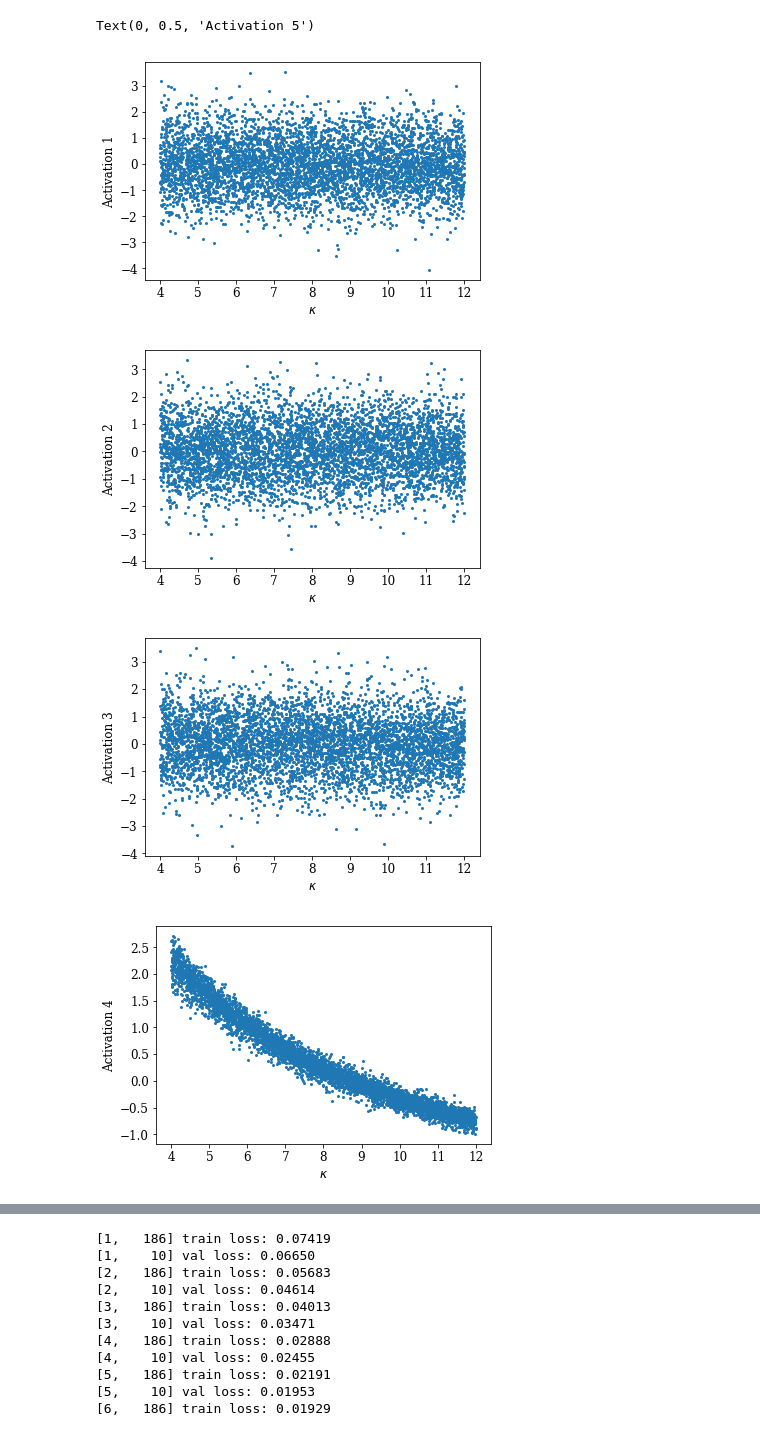
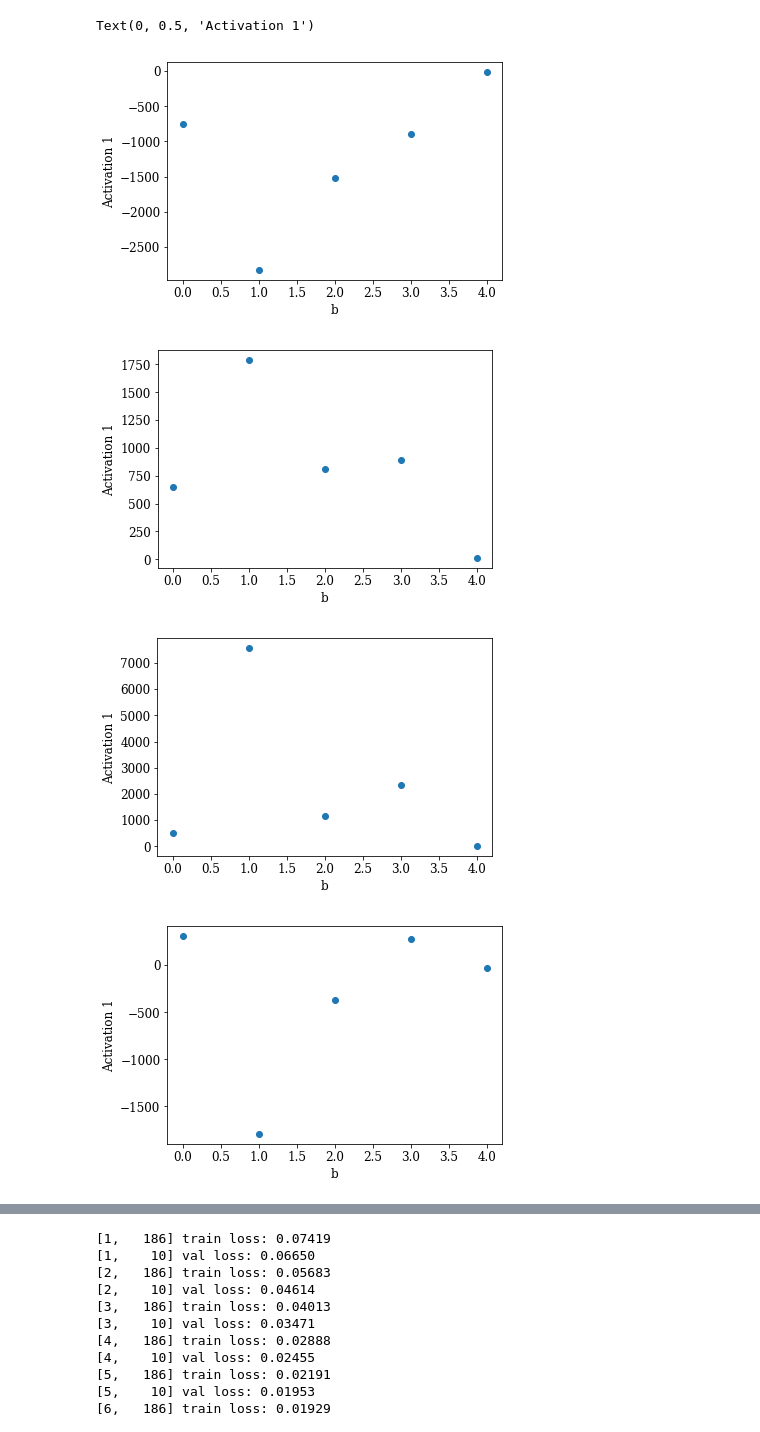
Before and after one commit to k-woodruff/PMNSnet, a Jupyter notebook: run_pmnsnet.ipynb, the cells around one changed output, grey strips where cells are left out. Drawn from its saved outputs; the diff is of its cells as text; code cells hidden in the pictures.

```diff
--- a/run_pmnsnet.ipynb
+++ b/run_pmnsnet.ipynb
@@ -5,5 +5,5 @@ import matplotlib.pyplot as plt
 from mpl_toolkits import mplot3d
 import cmocean
 # %%
-net, latarray, spararray = pmnsnet.train_pmns(nepoch=20,batch_size=512,latent_size=5)
+net, latarray = pmnsnet.train_pmns(nepoch=1,batch_size=5,latent_size=5)
 # %% [output]
@@ -32,36 +15,36 @@ kappas5 = np.array([item for sublist in karray for item in sublist])
 # %%
 plt.figure()
-plt.plot(kappas5,latents5[0], 'o', ms=2)
+plt.plot(latents5[0], 'o')
 plt.tick_params(which='major', axis='both', labelsize=12)
-plt.xlabel(r'$\kappa$', fontsize=12)
+plt.xlabel(r'b', fontsize=12)
 plt.ylabel('Activation 1', fontsize=12)
 
 plt.figure()
-plt.plot(kappas5,latents5[1],'o', ms=2)
+plt.plot(latents5[1], 'o')
 plt.tick_params(which='major', axis='both', labelsize=12)
-plt.xlabel(r'$\kappa$', fontsize=12)
-plt.ylabel('Activation 2', fontsize=12)
+plt.xlabel(r'b', fontsize=12)
+plt.ylabel('Activation 1', fontsize=12)
 
 plt.figure()
-plt.plot(kappas5,latents5[2],'o', ms=2)
+plt.plot(latents5[2], 'o')
 plt.tick_params(which='major', axis='both', labelsize=12)
-plt.xlabel(r'$\kappa$', fontsize=12)
-plt.ylabel('Activation 3', fontsize=12)
+plt.xlabel(r'b', fontsize=12)
+plt.ylabel('Activation 1', fontsize=12)
 
 plt.figure()
-plt.plot(kappas5,latents5[3],'o', ms=2)
+plt.plot(latents5[3], 'o')
 plt.tick_params(which='major', axis='both', labelsize=12)
-plt.xlabel(r'$\kappa$', fontsize=12)
-plt.ylabel('Activation 4', fontsize=12)
+plt.xlabel(r'b', fontsize=12)
+plt.ylabel('Activation 1', fontsize=12)
 
 plt.figure()
-plt.plot(kappas5,latents5[4],'o', ms=2)
+plt.plot(latents5[4], 'o')
 plt.tick_params(which='major', axis='both', labelsize=12)
-plt.xlabel(r'$\kappa$', fontsize=12)
-plt.ylabel('Activation 5', fontsize=12)
+plt.xlabel(r'b', fontsize=12)
+plt.ylabel('Activation 1', fontsize=12)
 # %% [output]
-Text(0, 0.5, 'Activation 5')
+Text(0, 0.5, 'Activation 1')
-[figure, old version]
+[figure, new version]
-[figure, old version]
+[figure, new version]
-[figure, old version]
+[figure, new version]
-[figure, old version]
+[figure, new version]
```
Also changed, not shown: parts of 5 cells of this notebook, 1 other file.
